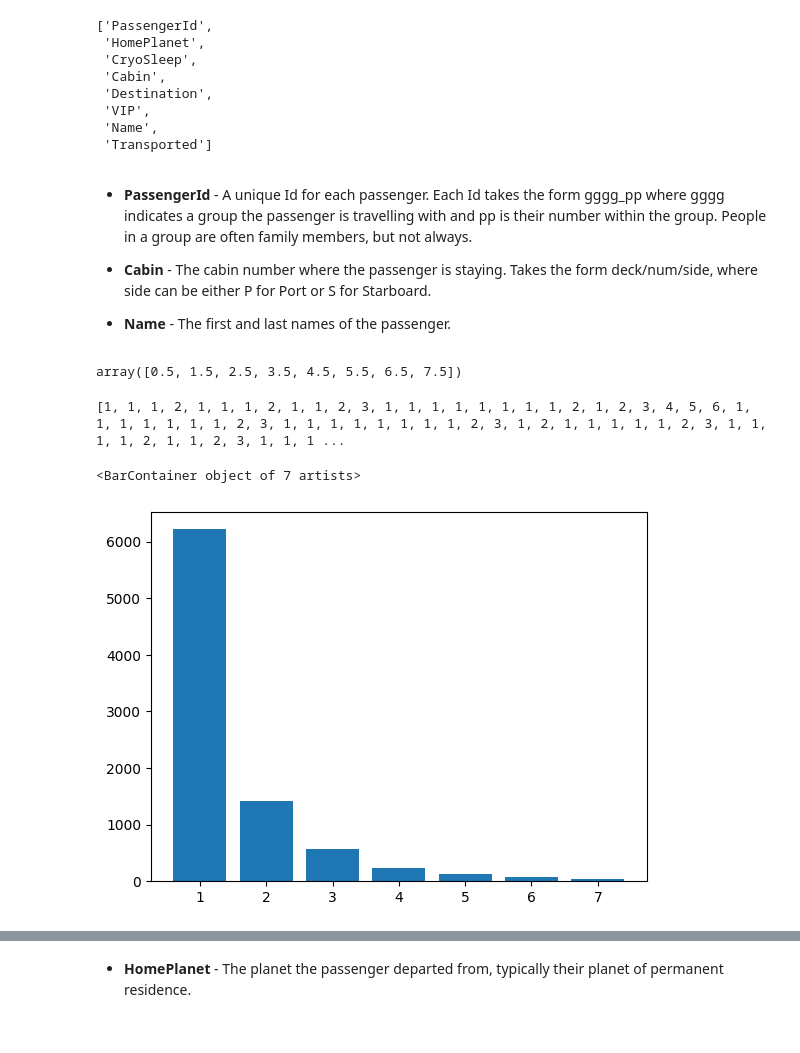
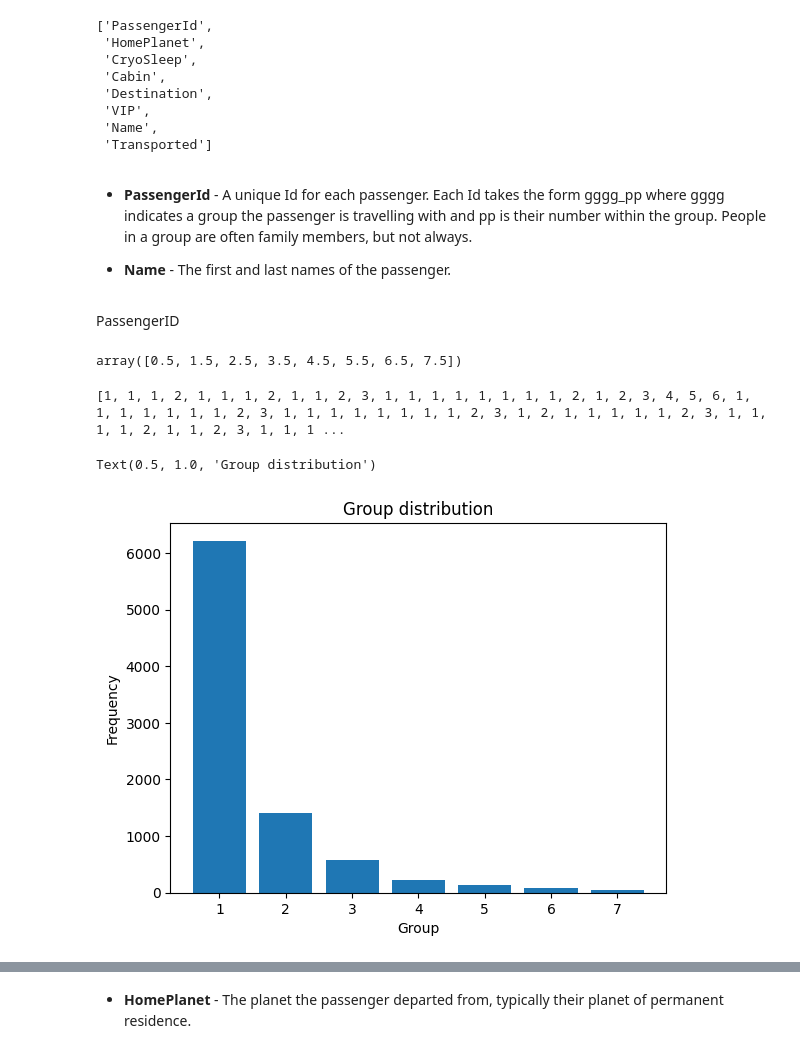
Before and after one commit to Fabiocufino/DataMining-Project, a Jupyter notebook: Project.ipynb, the cells around one changed output, grey strips where cells are left out. Saved outputs shown, nothing was run; the diff lists cells and outputs as text; code cells hidden in the pictures.

```diff
--- a/Project.ipynb
+++ b/Project.ipynb
@@ -188,9 +188,9 @@ cat_features
 # %% [markdown]
 * **PassengerId** - A unique Id for each passenger. Each Id takes the form gggg_pp where gggg indicates a group the passenger is travelling with and pp is their number within the group. People in a group are often family members, but not always.
 
-* **Cabin** - The cabin number where the passenger is staying. Takes the form deck/num/side, where side can be either P for Port or S for Starboard.
-
 * **Name** - The first and last names of the passenger.
+# %% [markdown]
+PassengerID
 # %%
 np.linspace(0.5,7.5,8)
 # %% [output]
@@ -198,15 +198,18 @@ array([0.5, 1.5, 2.5, 3.5, 4.5, 5.5, 6.5, 7.5])
 # %%
 #separate the gruop and the id in the group
 gruop, id_group = [],[]
 for pID in data['PassengerId']:
-    gruop.append(pID[0:4])
+    gruop.append(int(pID[0:4]))
     id_group.append(int(pID[5:7]))
 
 fres, bins = np.histogram(id_group, np.linspace(0.5,7.5,8))
 bins = [1,2,3,4,5,6,7]
 print(id_group)
 plt.bar(bins,fres)
+plt.xlabel('Group')
+plt.ylabel('Frequency')
+plt.title('Group distribution')
 # %% [output]
 [1, 1, 1, 2, 1, 1, 1, 2, 1, 1, 2, 3, 1, 1, 1, 1, 1, 1, 1, 1, 2, 1, 2, 3, 4, 5, 6, 1, 1, 1, 1, 1, 1, 1, 2, 3, 1, 1, 1, 1, 1, 1, 1, 1, 2, 3, 1, 2, 1, 1, 1, 1, 1, 2, 3, 1, 1, 1, 1, 2, 1, 1, 2, 3, 1, 1, 1 ...
-<BarContainer object of 7 artists>
+Text(0.5, 1.0, 'Group distribution')
-[figure, old version]
+[figure, new version]
```
Also changed, not shown: parts of 9 cells of this notebook.
